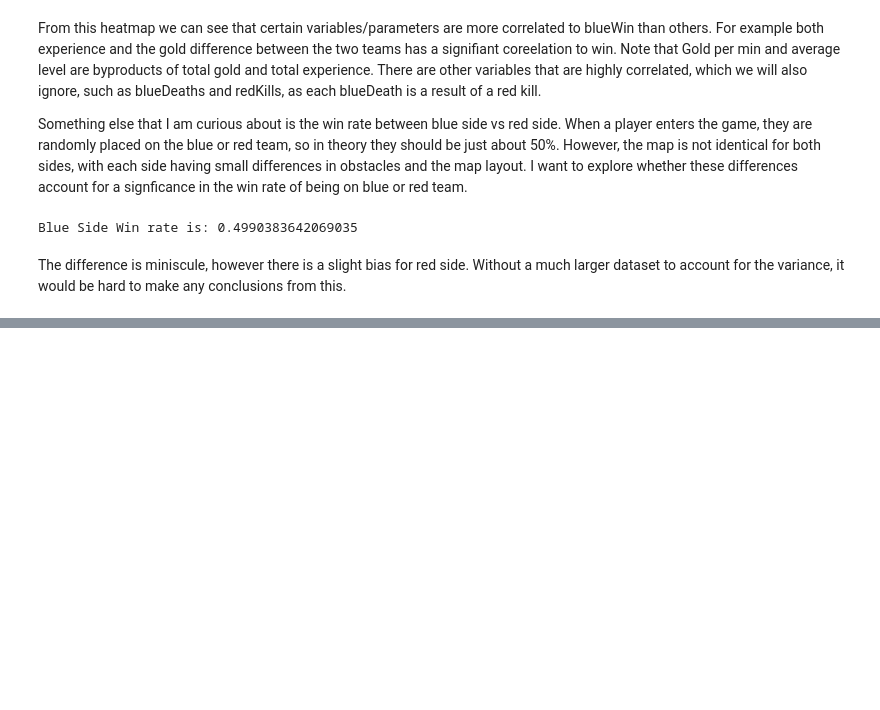
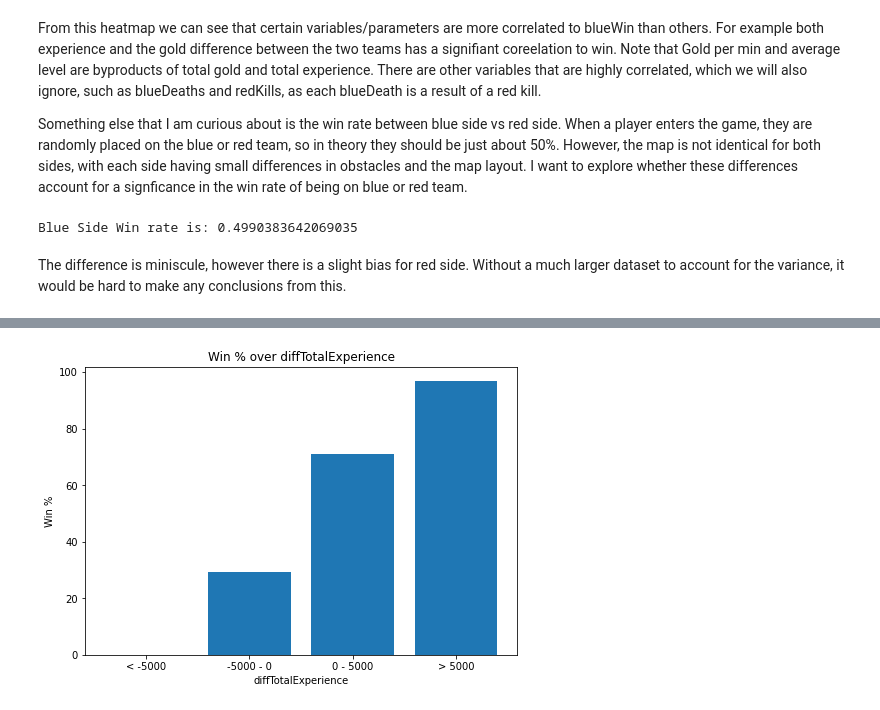
Before and after one commit to liyong2123/cmsc320project, a Jupyter notebook: Final_Tutorial.ipynb, the cells around one changed output, grey strips where cells are left out. Drawn from its saved outputs; the diff is of its cells as text; code cells hidden in the pictures; blank space fills up the shorter version.

```diff
--- a/Final_Tutorial.ipynb
+++ b/Final_Tutorial.ipynb
@@ -162,0 +194,47 @@ The difference is miniscule, however there is a slight bias for red side. Withou
+# %%
+# to calculate average win % for 4 ranges of values
+
+# c gets count of range, w gets num wins for range, range determined by if-else ladder
+
+c1 = 0
+c2 = 0
+c3 = 0
+c4 = 0
+w1 = 0
+w2 = 0
+w3 = 0
+w4 = 0
+index = 0
+
+for e in diffData['diffTotalExperience']:
+    if e <= -5000:
+        c1 += 1
+        w1 += diffData['blueWins'][index]
+    elif e <= 0:
+        c2 += 1
+        w2 += diffData['blueWins'][index]
+    elif e <= 5000:
+        c3 += 1
+        w3 += diffData['blueWins'][index]
+    else:
+        c4 += 1
+        w4 += diffData['blueWins'][index]
+    index += 1
+
+# win %
+p1 = float(w1/c1) * 100
+p2 = float(w2/c2) * 100
+p3 = float(w3/c3) * 100
+p4 = float(w4/c4) * 100
+
+fig = plt.figure()
+ax = fig.add_axes([0,0,1,1])
+ax.bar(['< -5000', '-5000 - 0', '0 - 5000', '> 5000'], [p1, p2, p3, p4])
+
+ax.set_xlabel('diffTotalExperience')
+ax.set_ylabel('Win %')
+ax.set_title('Win % over diffTotalExperience')
+
+plt.show()
+# %% [output]
+[figure, added]
```
Also changed, not shown: parts of 16 cells of this notebook.
